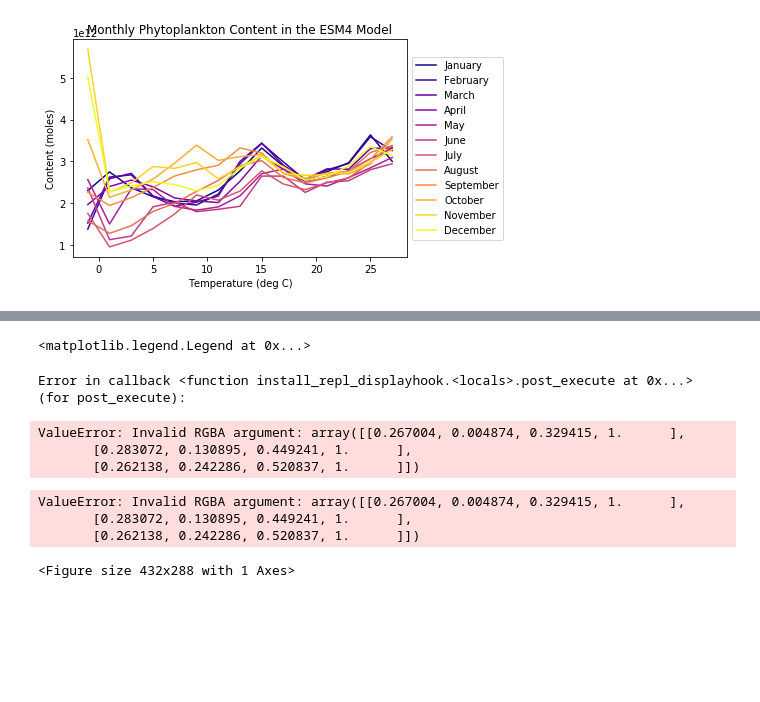
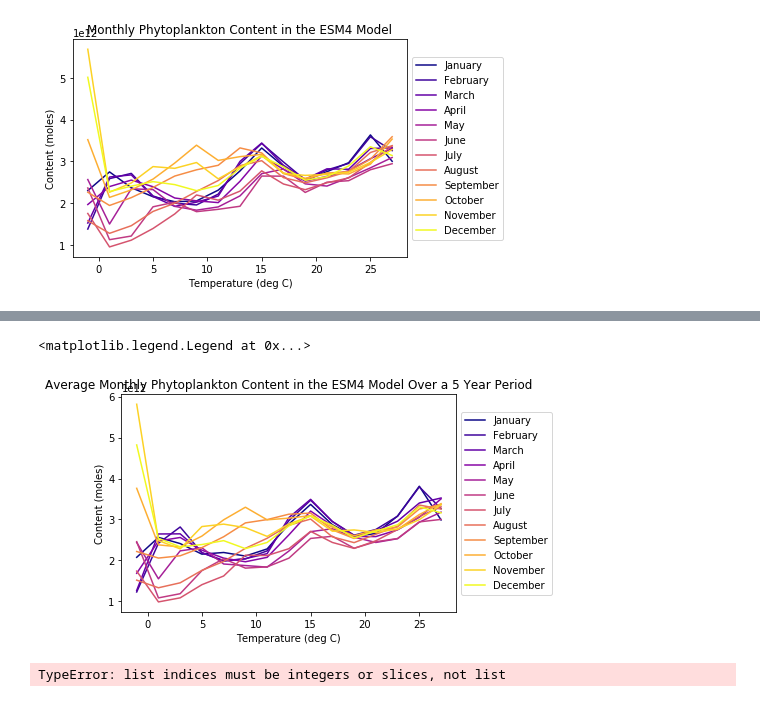
Before and after one commit to mlexaathews/wmt_bgc, a Jupyter notebook: phyto-vs-temp.ipynb, the cells around one changed output, grey strips where cells are left out. Saved outputs shown, nothing was run; the diff lists cells and outputs as text; code cells hidden in the pictures; blank space fills up the shorter version.

Commit message:
Averaged monthly phytoplankton content over 5 years

```diff
--- a/phyto-vs-temp.ipynb
+++ b/phyto-vs-temp.ipynb
@@ -80,0 +111,13 @@ for t in range(12):
+# %%
+## Now we're going to open the datasets using the paths that we created above!
+
+# Biogeochemical dataset
+
+bgc_variables = xr.open_mfdataset(rootdir+datadir_bgc+filename_bgc)
+
+#Physical dataset
+
+phys_variables = xr.open_mfdataset(rootdir+datadir_phys+filename_phys)
+# %%
+ds = xr.merge([phys_variables.thetao, bgc_variables.phyc, bgc_variables.volcello])
+ds.values
@@ -80,0 +136,7 @@ for t in range(12):
+# %%
+# Phytoplankton x volume variable
+
+pV_av = ds.phyc* ds.volcello
+pV_av.name = 'pV_av'
+ds = xr.merge([ds,pV_av])
+ds.values
@@ -81,3 +156,25 @@ for t in range(12):
+# %%
+ds = ds.set_coords('thetao')
+theta_bins = np.arange(-2,30,2)
+# %%
+labels = ["January", "February", "March", "April", "May", "June", "July", "August", "September", "October", "November", "December"]
+colors = cm.get_cmap('plasma',12).colors
+
+for t in range(12):
+    pV_in_theta = ds.pV_av.isel(time=t,yh=range(0,576)).groupby_bins('thetao',theta_bins)
+
+    p_vmean = pV_in_theta.sum(xr.ALL_DIMS)
+
+
+    p_vmean.plot(label=labels[t], color=colors[t,:])
+
+plt.title('Average Monthly Phytoplankton Content in the ESM4 Model Over a 5 Year Period')
+plt.xlabel('Temperature (deg C)')
+plt.ylabel('Content (moles)')
+plt.legend(loc = 'center left', bbox_to_anchor=(1, 0.5))
+# %% [output]
+<matplotlib.legend.Legend at 0x...>
+[figure, added]
 # %%
 ## Alrighty let's check out phytoplankton content (aka moles) over seasons
 ## Why? Well in the graph above there seems to be a lot of seasonality going on so I(read: we as in Graeme and I)..
@@ -87,31 +184,23 @@ for t in range(12):
 labels = ['December, January February', "March, April, May", "June, July, August", "September, October, November"]
 colors = cm.get_cmap('viridis',12).colors
 
-DJF = [0,1,2]
+DJF = np.arange(0,4,1)
 MAM = [3,4,5]
 JJA = [6,7,8]
 SON = [9,10,11]
 
 for t in (DJF, MAM, JJA, SON):
 
-    pV_in_theta = df.pV.isel(time=t,yh=range(0,576)).groupby_bins('thetao',theta_bins)
+    pV_in_theta = ds.pV_av.isel(time=t,yh=range(0,576)).groupby_bins('thetao',theta_bins)
 
     p_vmean = pV_in_theta.sum(xr.ALL_DIMS)
 
-    p_vmean.plot(label='labels' % t, color=colors[t,:])
+    p_vmean.plot(label=labels[t], color=colors[t,:])
 
-plt.title('Seasonal Phytoplankton Concentrations in ESM4 Model')
+plt.title('Average Seasonal Phytoplankton Concentrations in ESM4 Model Over a 5 Year Period')
 plt.legend()
 plt.xlabel('Temperature (deg C)')
 plt.ylabel('Phytoplankton Content (moles)')
 plt.legend(loc = 'center left', bbox_to_anchor=(1, 0.5))
 # %% [output]
-<matplotlib.legend.Legend at 0x...>
+TypeError: list indices must be integers or slices, not list
-Error in callback <function install_repl_displayhook.<locals>.post_execute at 0x...> (for post_execute):
-ValueError: Invalid RGBA argument: array([[0.267004, 0.004874, 0.329415, 1.      ],
-       [0.283072, 0.130895, 0.449241, 1.      ],
-       [0.262138, 0.242286, 0.520837, 1.      ]])
-ValueError: Invalid RGBA argument: array([[0.267004, 0.004874, 0.329415, 1.      ],
-       [0.283072, 0.130895, 0.449241, 1.      ],
-       [0.262138, 0.242286, 0.520837, 1.      ]])
-<Figure size 432x288 with 1 Axes>
```
Also changed, not shown: parts of 6 cells of this notebook.
